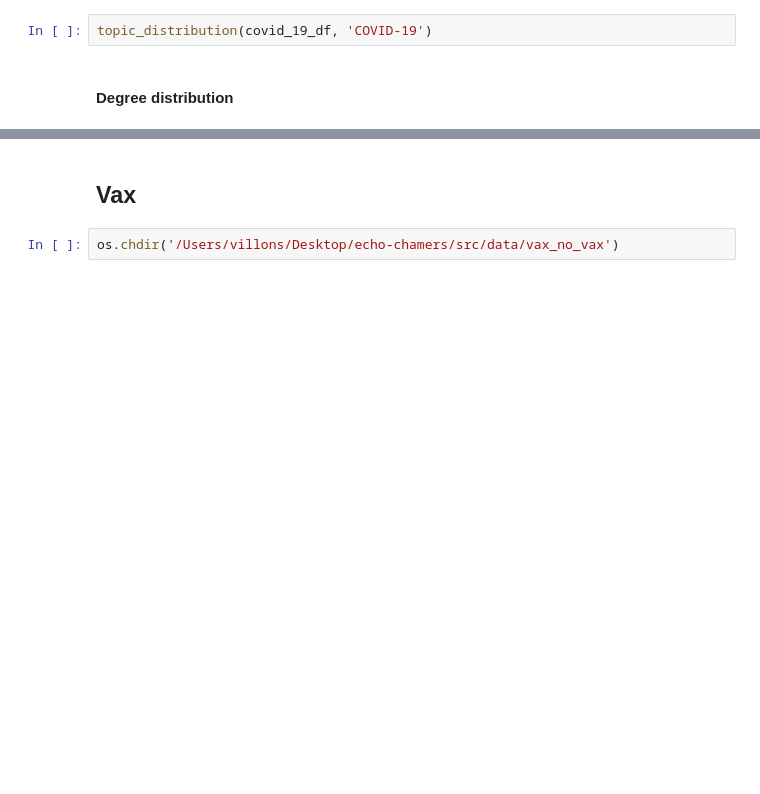
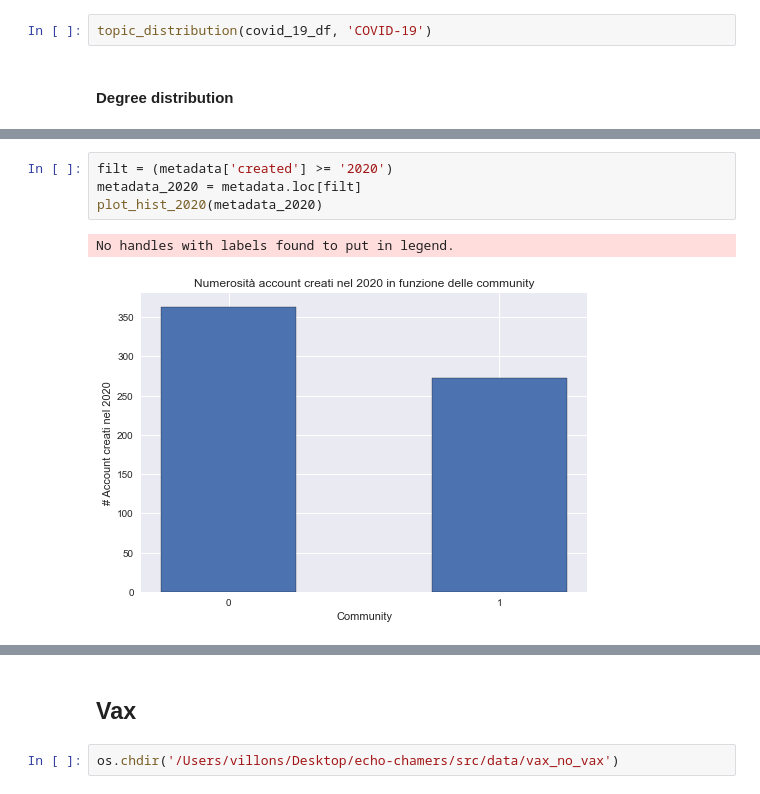
Before and after one commit to Villone96/echo-chambers, a Jupyter notebook: src/Community Analysis.ipynb, the cells around one changed output, grey strips where cells are left out. Drawn from its saved outputs; the diff is of its cells as text; blank space fills up the shorter version.

```diff
--- a/src/Community Analysis.ipynb
+++ b/src/Community Analysis.ipynb
@@ -249,0 +424,7 @@ sns.violinplot(y ='numLikes', hue='community', data=medatada_df, inner='quartile
+# %%
+filt = (metadata['created'] >= '2020')
+metadata_2020 = metadata.loc[filt]
+plot_hist_2020(metadata_2020)
+# %% [output]
+No handles with labels found to put in legend.
+[figure, added]
```
Also changed, not shown: parts of 27 cells of this notebook, 23 other files.
